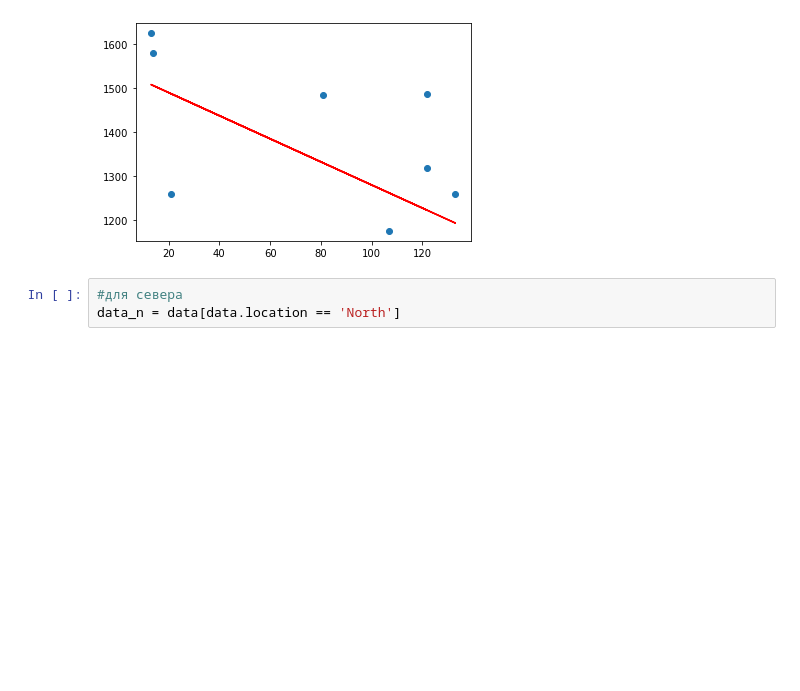
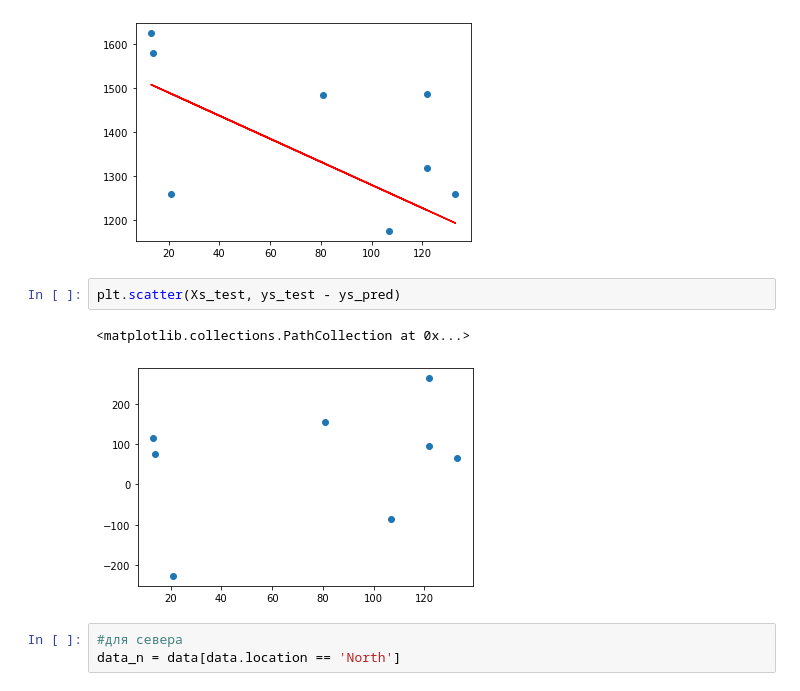
Before and after one commit to Rosdf/py-hw-18, a Jupyter notebook: hw-18.ipynb, the cells around one changed output. Drawn from its saved outputs; the diff is of its cells as text; blank space fills up the shorter version.

```diff
--- a/hw-18.ipynb
+++ b/hw-18.ipynb
@@ -133,6 +138,11 @@ plt.plot(Xs_test, ys_pred, c='r')
 # %% [output]
 [<matplotlib.lines.Line2D at 0x...>]
 [figure]
+# %%
+plt.scatter(Xs_test, ys_test - ys_pred)
+# %% [output]
+<matplotlib.collections.PathCollection at 0x...>
+[figure, added]
 # %%
 #для севера
 data_n = data[data.location == 'North']
```
Also changed, not shown: parts of 2 cells of this notebook.
